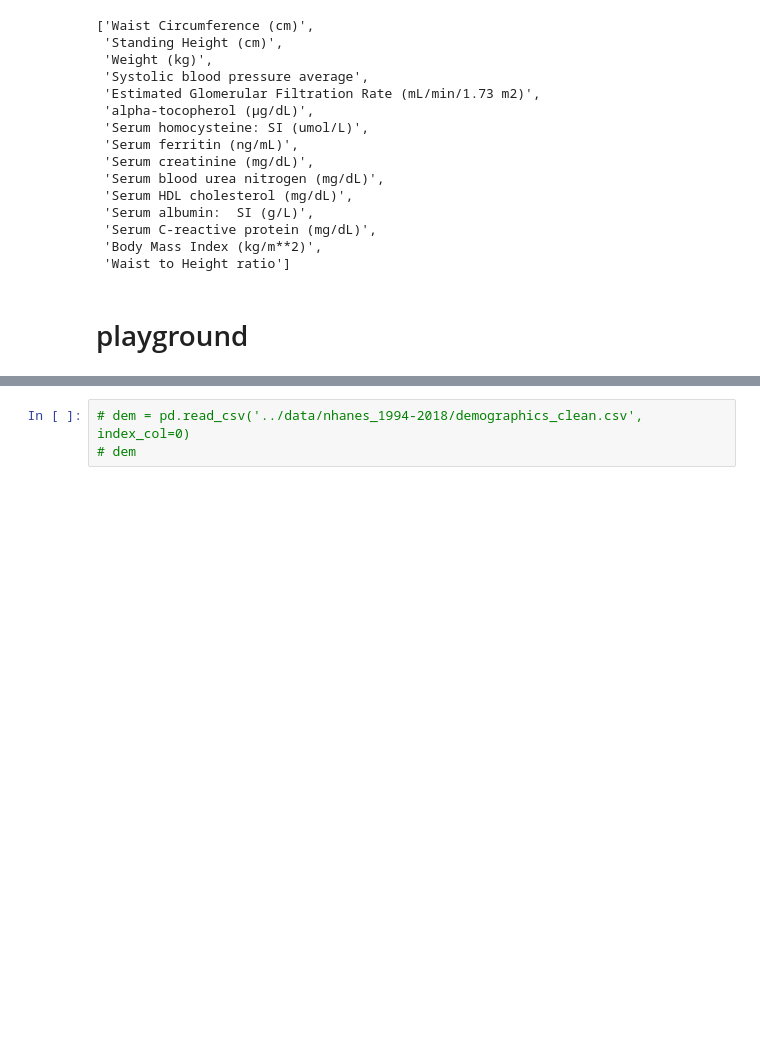
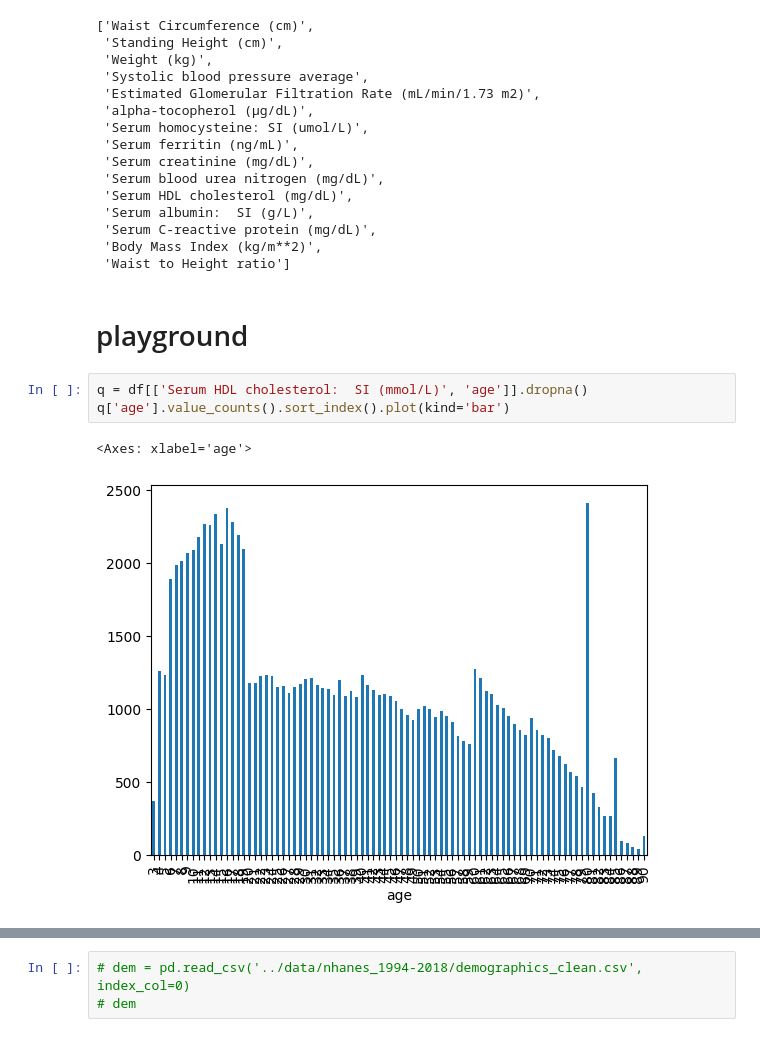
Before and after one commit to NikolayTV/biological-age-estimation, a Jupyter notebook: 0.eda+data_prep.ipynb, the cells around one changed output, grey strips where cells are left out. Cells and saved outputs as stored; diff of their text form; blank space fills up the shorter version.

```diff
--- a/0.eda+data_prep.ipynb
+++ b/0.eda+data_prep.ipynb
@@ -295,3 +808,9 @@ features
  'Waist to Height ratio']
 # %% [markdown]
 # playground
+# %%
+q = df[['Serum HDL cholesterol:  SI (mmol/L)', 'age']].dropna()
+q['age'].value_counts().sort_index().plot(kind='bar')
+# %% [output]
+<Axes: xlabel='age'>
+[figure, added]
```
Also changed, not shown: parts of 24 cells of this notebook, 3 other files.
